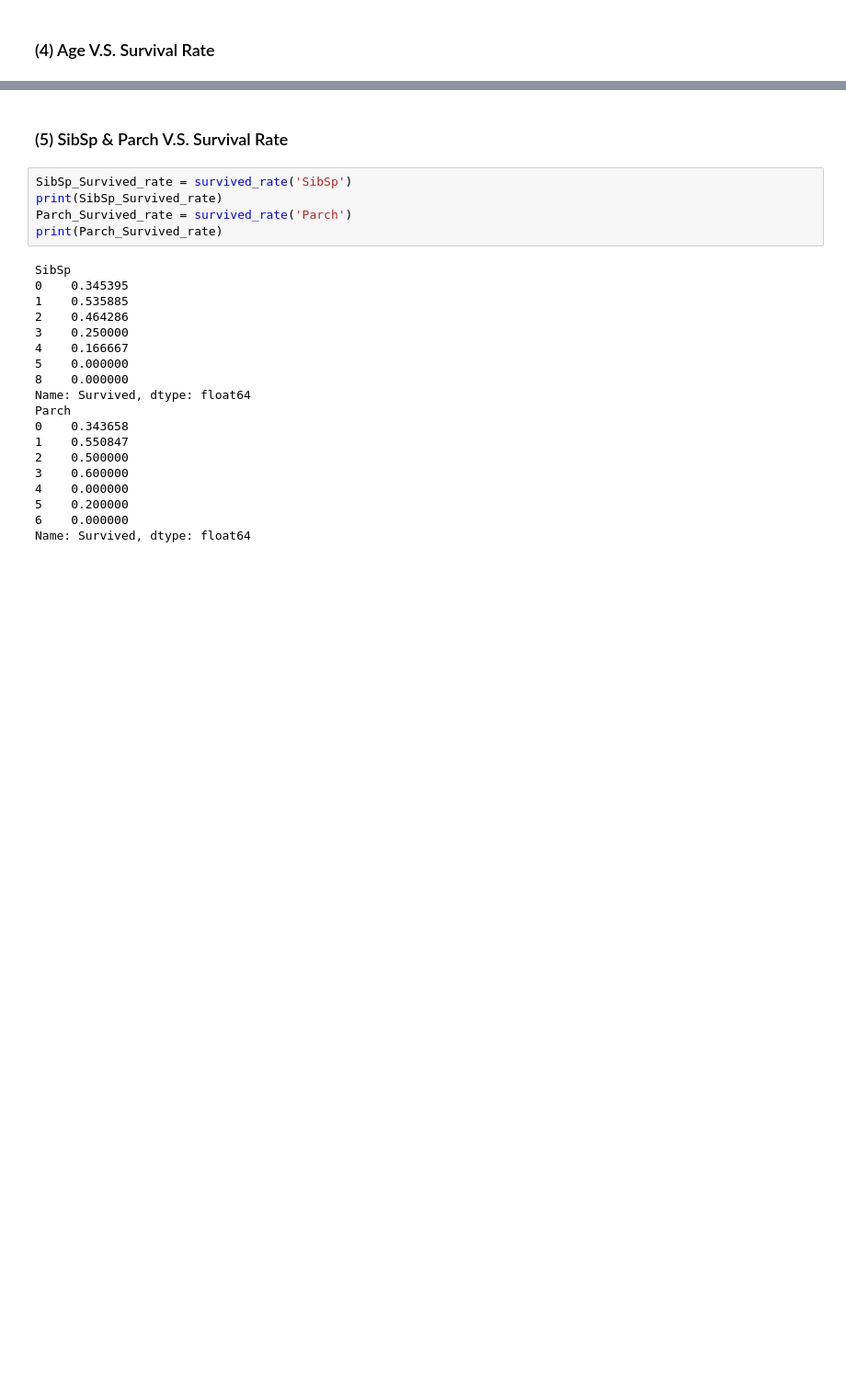
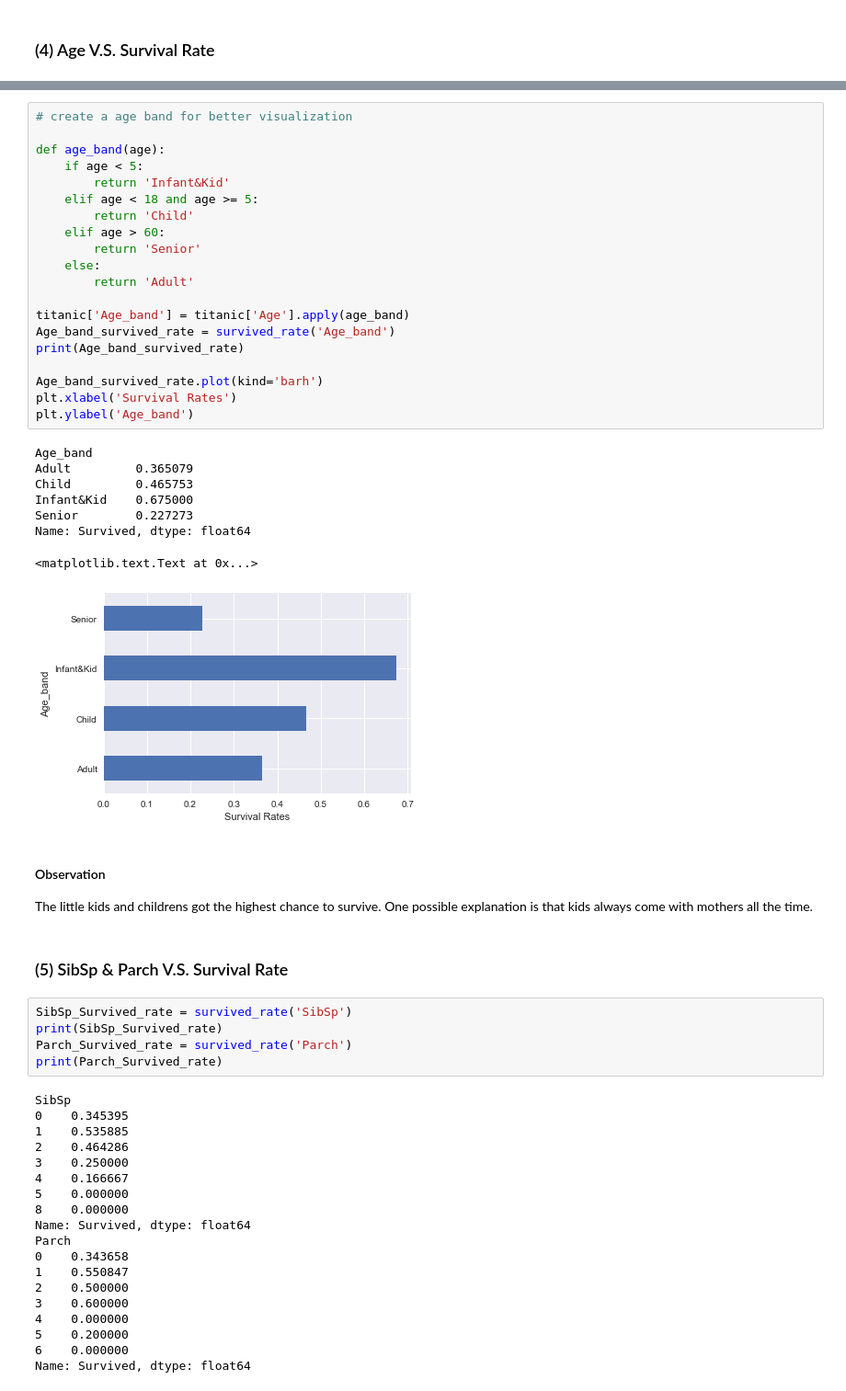
Before and after one commit to freena22/Udacity-Data-Analysis-Nanodegree, a Jupyter notebook: 07_P2_Investigate_Titanic_Dataset.ipynb, the cells around one changed output, grey strips where cells are left out. Shown at 92% size. Drawn from its saved outputs; the diff is of its cells as text; blank space fills up the shorter version.

```diff
--- a/07_P2_Investigate_Titanic_Dataset.ipynb
+++ b/07_P2_Investigate_Titanic_Dataset.ipynb
@@ -311,3 +267,36 @@ g.map(plt.hist, 'Age', bins=80)
+# %%
+# create a age band for better visualization
+
+def age_band(age):
+    if age < 5:
+        return 'Infant&Kid'
+    elif age < 18 and age >= 5:
+        return 'Child'
+    elif age > 60:
+        return 'Senior'
+    else:
+        return 'Adult'
+
+titanic['Age_band'] = titanic['Age'].apply(age_band)
+Age_band_survived_rate = survived_rate('Age_band')
+print(Age_band_survived_rate)
+
+Age_band_survived_rate.plot(kind='barh')
+plt.xlabel('Survival Rates')
+plt.ylabel('Age_band')
+# %% [output]
+Age_band
+Adult         0.365079
+Child         0.465753
+Infant&Kid    0.675000
+Senior        0.227273
+Name: Survived, dtype: float64
+<matplotlib.text.Text at 0x...>
+[figure, added]
+# %% [markdown]
+#### Observation
+
+The little kids and childrens got the highest chance to survive. One possible explanation is that kids always come with mothers all the time.
 # %% [markdown]
 ### (5) SibSp & Parch V.S. Survival Rate
 # %%
```
Also changed, not shown: parts of 26 cells of this notebook.
